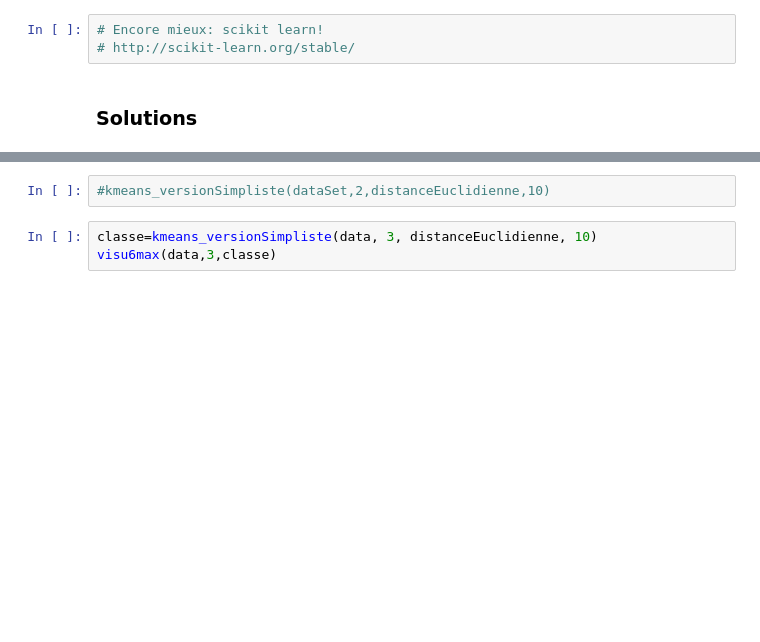
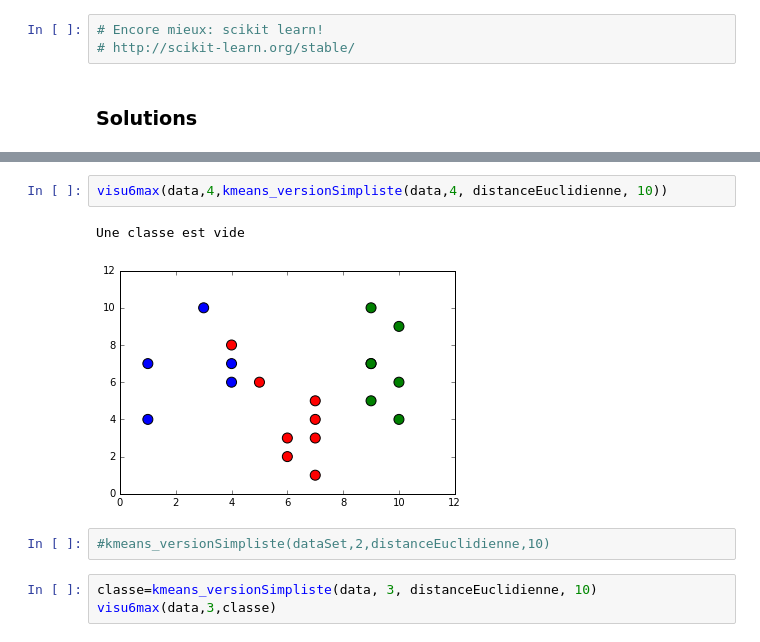
Before and after one commit to noemieSP/AtelierCodeWeekTDS, a Jupyter notebook: AtelierDS_CodeWeek.ipynb, the cells around one changed output, grey strips where cells are left out. Saved outputs shown, nothing was run; the diff lists cells and outputs as text; blank space fills up the shorter version.

```diff
--- a/AtelierDS_CodeWeek.ipynb
+++ b/AtelierDS_CodeWeek.ipynb
@@ -316,3 +297,8 @@ Une classe est vide
+# %%
+visu6max(data,4,kmeans_versionSimpliste(data,4, distanceEuclidienne, 10))
+# %% [output]
+Une classe est vide
+[figure, added]
 # %%
 #kmeans_versionSimpliste(dataSet,2,distanceEuclidienne,10)
 # %%
```
Also changed, not shown: parts of 3 cells of this notebook.
